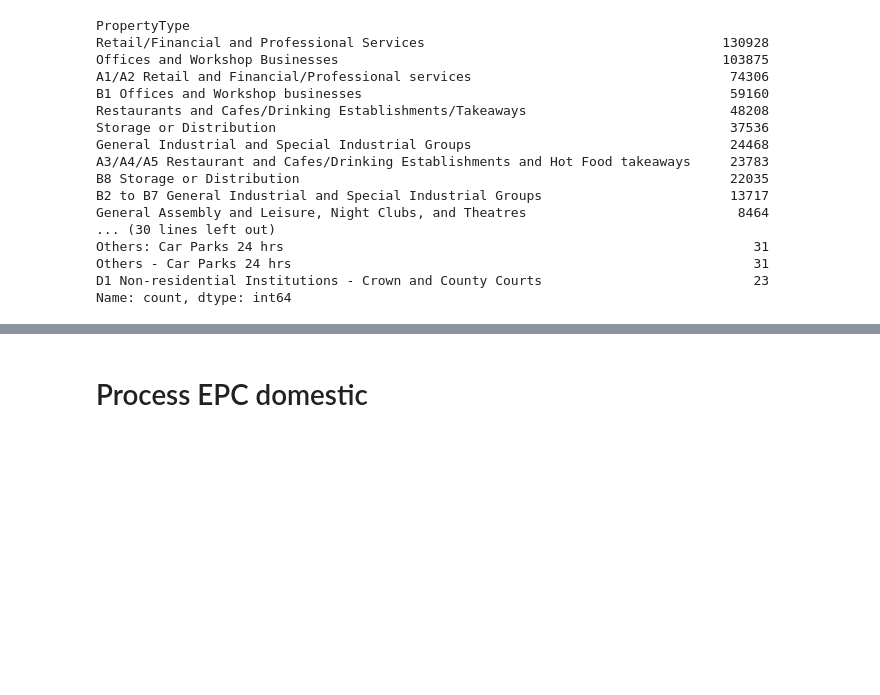
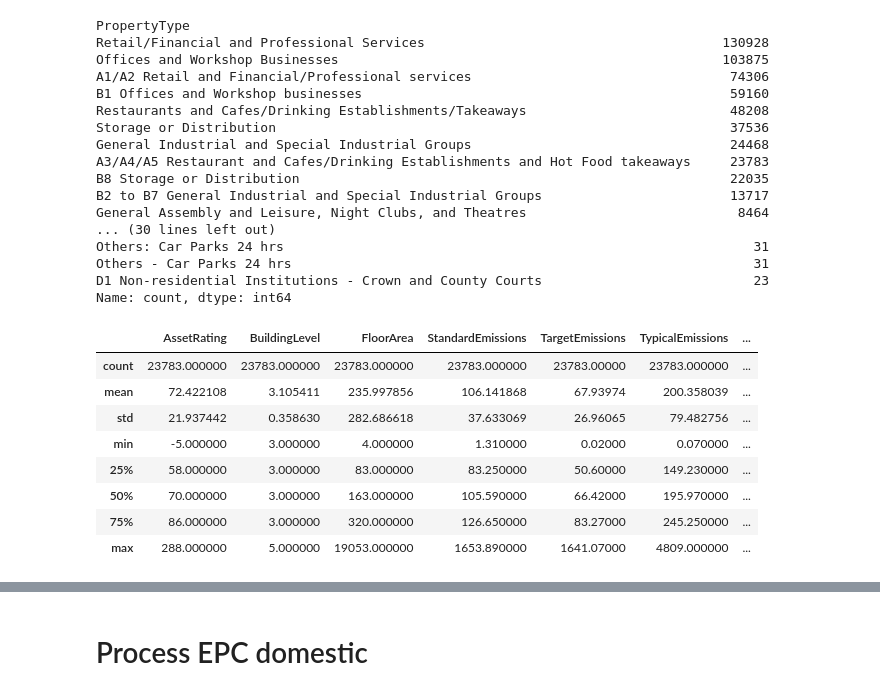
Before and after one commit to iaspidem/epc-learn, a Jupyter notebook: preprocess.ipynb, the cells around one changed output, grey strips where cells are left out. Drawn from its saved outputs; the diff is of its cells as text; code cells hidden in the pictures; blank space fills up the shorter version.

```diff
--- a/preprocess.ipynb
+++ b/preprocess.ipynb
@@ -177,3 +301,17 @@ Others: Car Parks 24 hrs
 Others - Car Parks 24 hrs                                                           31
 D1 Non-residential Institutions - Crown and County Courts                           23
 Name: count, dtype: int64
+# %%
+df_plot = pd.DataFrame
+df_plot = df_nd.iloc[df_nd["PropertyType"]=="A3/A4/A5 Restaurant and Cafes/Drinking Establishments and Hot Food takeaways"]
+df_plot.describe()
+# %% [output]
+|  | AssetRating | BuildingLevel | FloorArea | StandardEmissions | TargetEmissions | TypicalEmissions | ... |
+| count | 23783.000000 | 23783.000000 | 23783.000000 | 23783.000000 | 23783.00000 | 23783.000000 | ... |
+| mean | 72.422108 | 3.105411 | 235.997856 | 106.141868 | 67.93974 | 200.358039 | ... |
+| std | 21.937442 | 0.358630 | 282.686618 | 37.633069 | 26.96065 | 79.482756 | ... |
+| min | -5.000000 | 3.000000 | 4.000000 | 1.310000 | 0.02000 | 0.070000 | ... |
+| 25% | 58.000000 | 3.000000 | 83.000000 | 83.250000 | 50.60000 | 149.230000 | ... |
+| 50% | 70.000000 | 3.000000 | 163.000000 | 105.590000 | 66.42000 | 195.970000 | ... |
+| 75% | 86.000000 | 3.000000 | 320.000000 | 126.650000 | 83.27000 | 245.250000 | ... |
+| max | 288.000000 | 5.000000 | 19053.000000 | 1653.890000 | 1641.07000 | 4809.000000 | ... |
```
Also changed, not shown: parts of 16 cells of this notebook.
